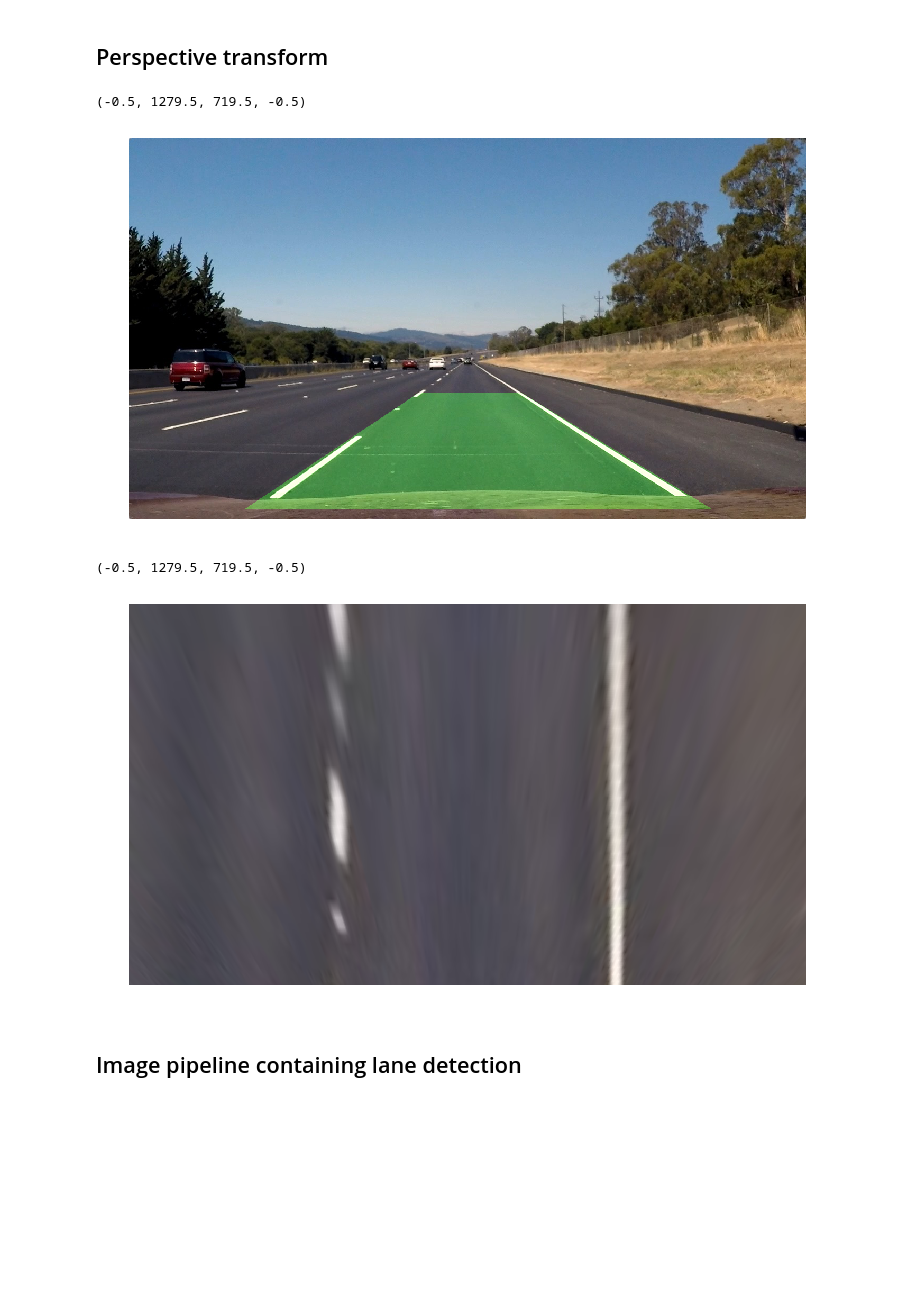
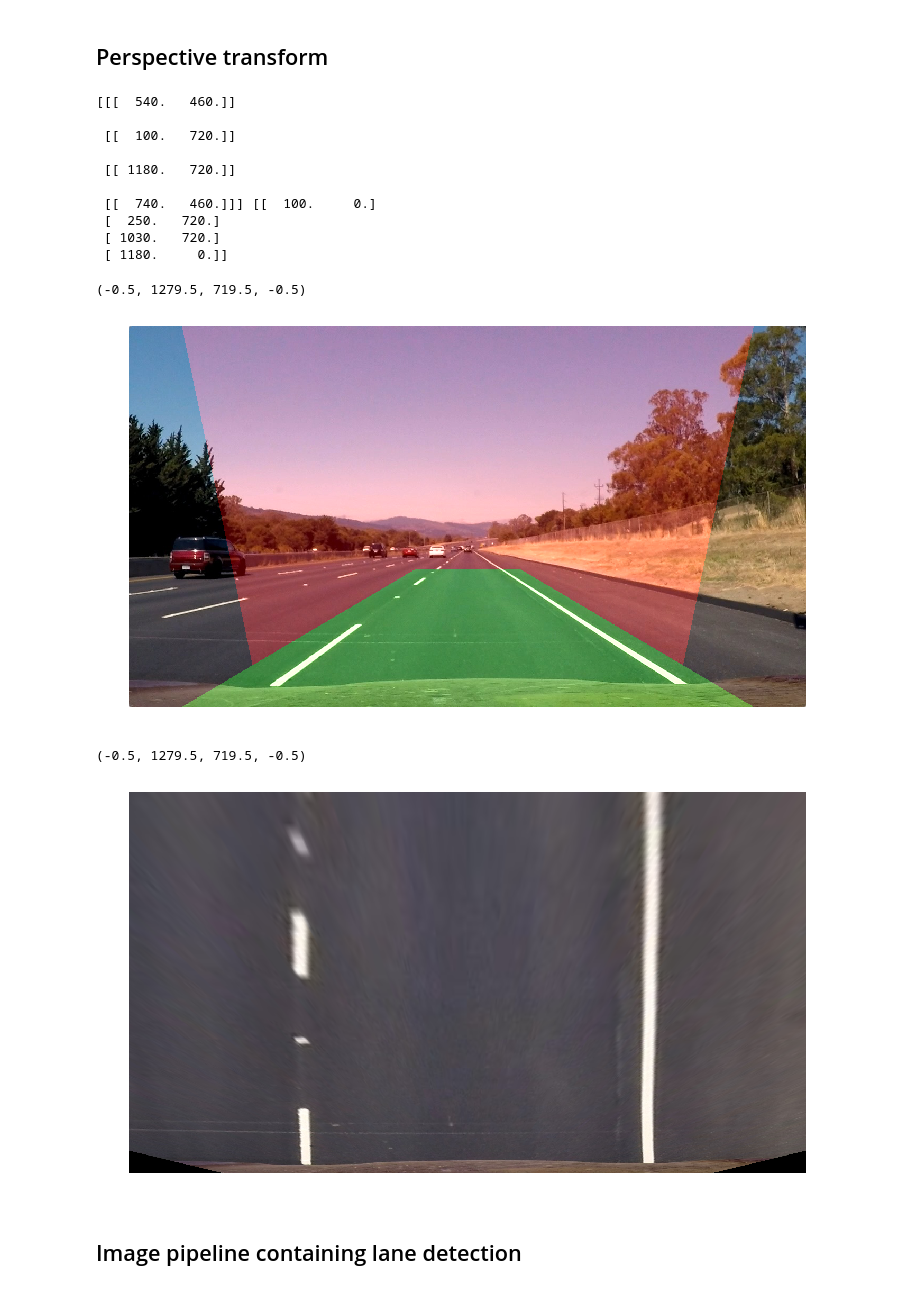
Before and after one commit to sdegryze/CarND-Advanced-Lane-Lines, a Jupyter notebook: Project 4 - Advanced Lane Finding.ipynb, the cells around one changed output. Cells and saved outputs as stored; diff of their text form; code cells hidden in the pictures; blank space fills up the shorter version.

```diff
--- a/Project 4 - Advanced Lane Finding.ipynb
+++ b/Project 4 - Advanced Lane Finding.ipynb
@@ -195,25 +195,45 @@ Wall time: 22.8 s
 # %%
 image_paths = glob.glob("/Users/sdegryze/repos/CarND-Advanced-Lane-Lines/test_images/*.jpg")
 img = pltimg.imread(image_paths[1])
 
 white = np.zeros_like(img)
-src = np.array([[220, img.shape[0] - 20],
-                  [1100, img.shape[0] - 20],
-                  [740, img.shape[0] // 1.75 + 70],
-                  [548, img.shape[0] // 1.75 + 70]], np.int32)
-dst = np.array([[390, img.shape[1] - 20],
-                  [925, img.shape[1] - 20],
-                  [925, img.shape[1] // 1.75 + 70],
-                  [390, img.shape[1] // 1.75 + 70]], np.float32)
-cv2.fillConvexPoly(white, src, (0,255, 0))
+
+img_X = img.shape[1]
+img_Y = img.shape[0]
+offset = 100
+
+src = np.float32([[((img_X / 2) - offset, img_Y / 2 + offset)],
+                  [(offset, img_Y)],
+                  [(img_X - offset, img_Y)],
+                  [((img_X / 2) + offset, img_Y / 2 + offset)]])
+dst = np.float32([[offset, 0],
+                  [offset * 2.5, img_Y],
+                  [img_X - offset * 2.5, img_Y],
+                  [img_X - offset, 0]])
+
+print(src, dst)
+
+cv2.fillConvexPoly(white, dst.astype(np.int32), (255, 0, 0))
+cv2.fillConvexPoly(white, src.astype(np.int32), (0, 255, 0))
+
 result = cv2.addWeighted(img, 1, white, 0.3, 0)
 
 plt.figure(figsize=(15, 7))
 plt.imshow(result)
 plt.axis('off')
 # %% [output]
-(-0.5, 1279.5, 719.5, -0.5)
+[[[  540.   460.]]
+
+ [[  100.   720.]]
+
+ [[ 1180.   720.]]
+
+ [[  740.   460.]]] [[  100.     0.]
+ [  250.   720.]
+ [ 1030.   720.]
+ [ 1180.     0.]]
+(-0.5, 1279.5, 719.5, -0.5)
-[figure, old version]
+[figure, new version]
 # %%
 img = pltimg.imread(image_paths[1])
 img_size = (img.shape[1], img.shape[0])
@@ -221,13 +241,12 @@ M = cv2.getPerspectiveTransform(src.astype(np.float32), dst.astype(np.float32))
 Minv = cv2.getPerspectiveTransform(dst.astype(np.float32), src.astype(np.float32))
 warped = cv2.warpPerspective(img, M, img_size, flags=cv2.INTER_LINEAR)
 
-
 plt.figure(figsize=(15, 7))
 plt.imshow(warped)
 plt.axis('off')
 # %% [output]
 (-0.5, 1279.5, 719.5, -0.5)
-[figure, old version]
+[figure, new version]
 # %% [markdown]
 ## Image pipeline containing lane detection
 # %%
```
Also changed, not shown: parts of 7 cells of this notebook, 4 other files.
